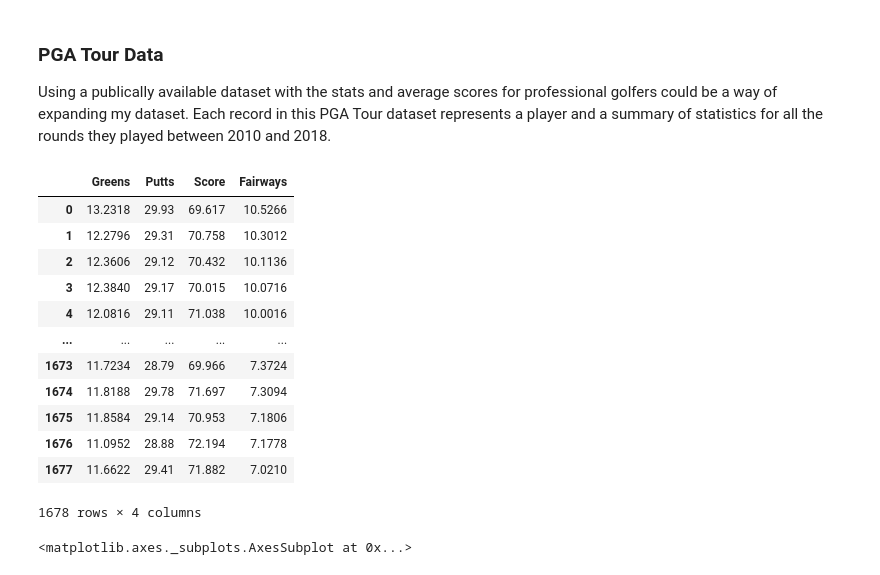
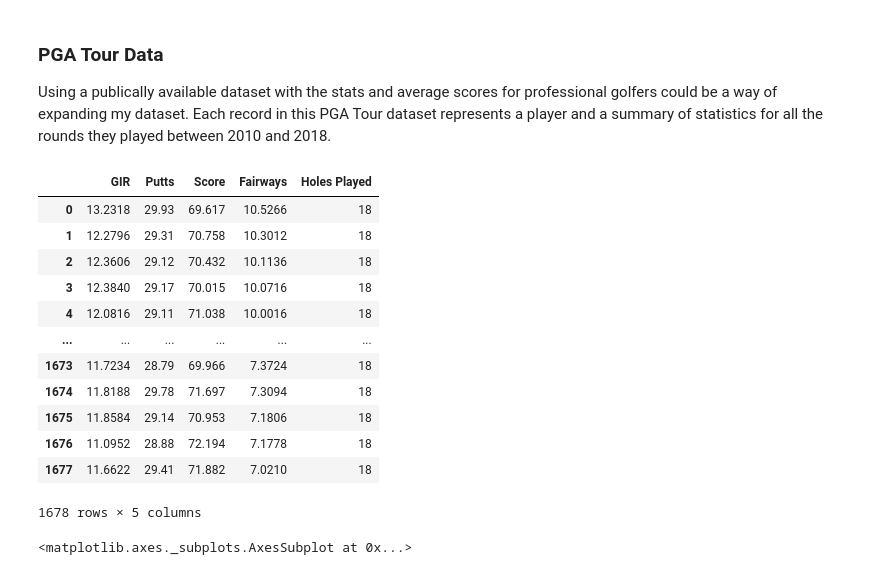
Before and after one commit to mvrahas/predict-golf-score, a Jupyter notebook: Golf-Game-Improvement-EDA.ipynb, the cells around one changed output. Drawn from its saved outputs; the diff is of its cells as text; code cells hidden in the pictures.

```diff
--- a/Golf-Game-Improvement-EDA.ipynb
+++ b/Golf-Game-Improvement-EDA.ipynb
@@ -148,31 +148,32 @@ data = pd.read_csv('./data/pgaTourData.csv')
 # %%
 # Remove NA records.
 cleaned_data = data[data['gir'].notna()]
 
 # Remove unecessary features
 cleaned_data = cleaned_data[['gir','Average Putts','Average Score','Fairway Percentage']]
 
 # Convert average percentages per round into averages totals per round
 cleaned_data['gir'] = (cleaned_data['gir']/100)*18
 cleaned_data['Fairway Percentage'] = (cleaned_data['Fairway Percentage']/100)*14
+cleaned_data['Holes Played'] = 18
 
 # Rename columns
-cleaned_data.columns = ['Greens','Putts','Score','Fairways']
+cleaned_data.columns = ['GIR','Putts','Score','Fairways','Holes Played']
 cleaned_data
 # %% [output]
-|  | Greens | Putts | Score | Fairways |
-| 0 | 13.2318 | 29.93 | 69.617 | 10.5266 |
-| 1 | 12.2796 | 29.31 | 70.758 | 10.3012 |
-| 2 | 12.3606 | 29.12 | 70.432 | 10.1136 |
-| 3 | 12.3840 | 29.17 | 70.015 | 10.0716 |
-| 4 | 12.0816 | 29.11 | 71.038 | 10.0016 |
-| ... | ... | ... | ... | ... |
-| 1673 | 11.7234 | 28.79 | 69.966 | 7.3724 |
-| 1674 | 11.8188 | 29.78 | 71.697 | 7.3094 |
-| 1675 | 11.8584 | 29.14 | 70.953 | 7.1806 |
-| 1676 | 11.0952 | 28.88 | 72.194 | 7.1778 |
-| 1677 | 11.6622 | 29.41 | 71.882 | 7.0210 |
+|  | GIR | Putts | Score | Fairways | Holes Played |
+| 0 | 13.2318 | 29.93 | 69.617 | 10.5266 | 18 |
+| 1 | 12.2796 | 29.31 | 70.758 | 10.3012 | 18 |
+| 2 | 12.3606 | 29.12 | 70.432 | 10.1136 | 18 |
+| 3 | 12.3840 | 29.17 | 70.015 | 10.0716 | 18 |
+| 4 | 12.0816 | 29.11 | 71.038 | 10.0016 | 18 |
+| ... | ... | ... | ... | ... | ... |
+| 1673 | 11.7234 | 28.79 | 69.966 | 7.3724 | 18 |
+| 1674 | 11.8188 | 29.78 | 71.697 | 7.3094 | 18 |
+| 1675 | 11.8584 | 29.14 | 70.953 | 7.1806 | 18 |
+| 1676 | 11.0952 | 28.88 | 72.194 | 7.1778 | 18 |
+| 1677 | 11.6622 | 29.41 | 71.882 | 7.0210 | 18 |
-1678 rows × 4 columns
+1678 rows × 5 columns
 # %%
 # Distrubution of the average scores for all 2312 players in the dataset
 cleaned_data['Score'].plot(kind='hist')
```
Also changed, not shown: parts of 7 cells of this notebook.
